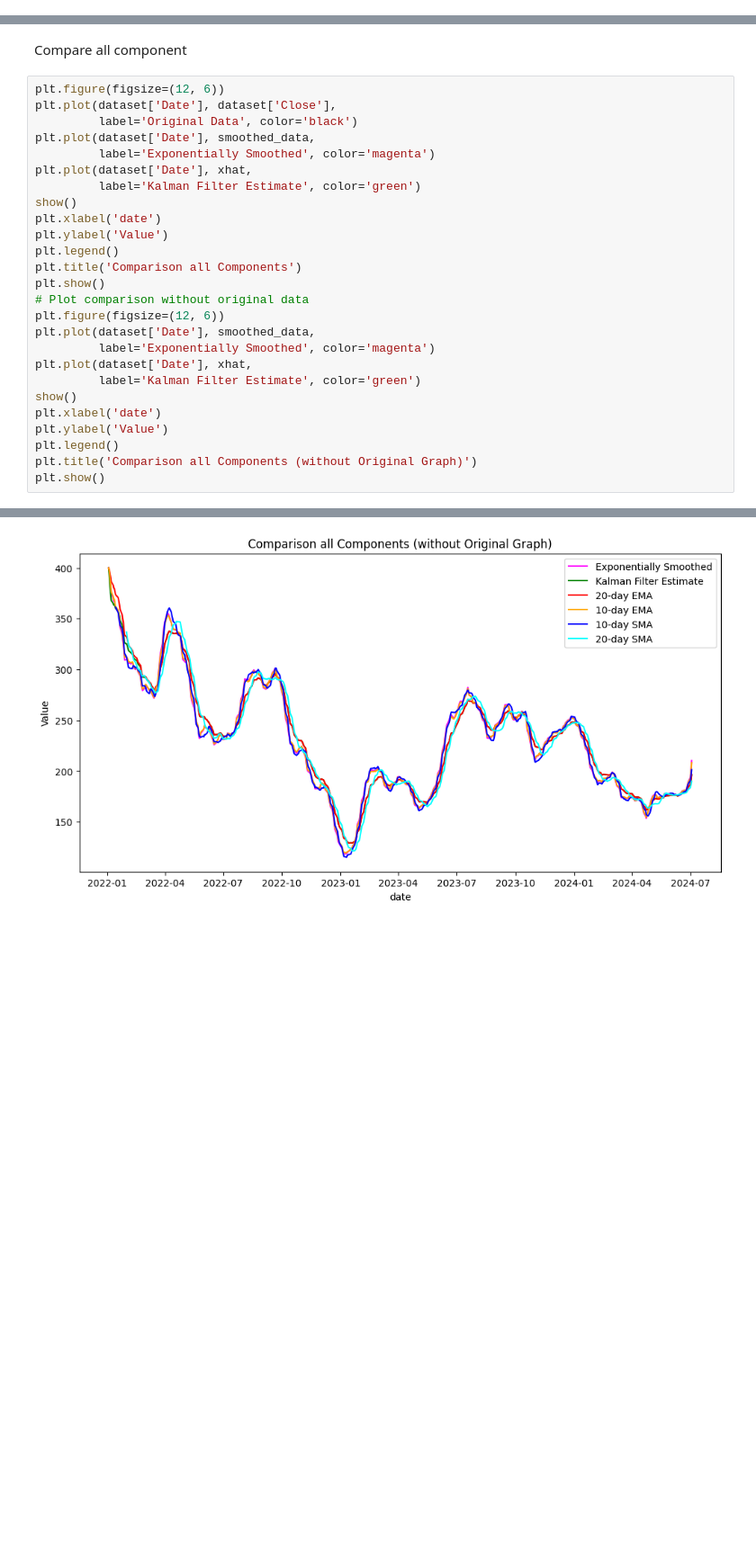
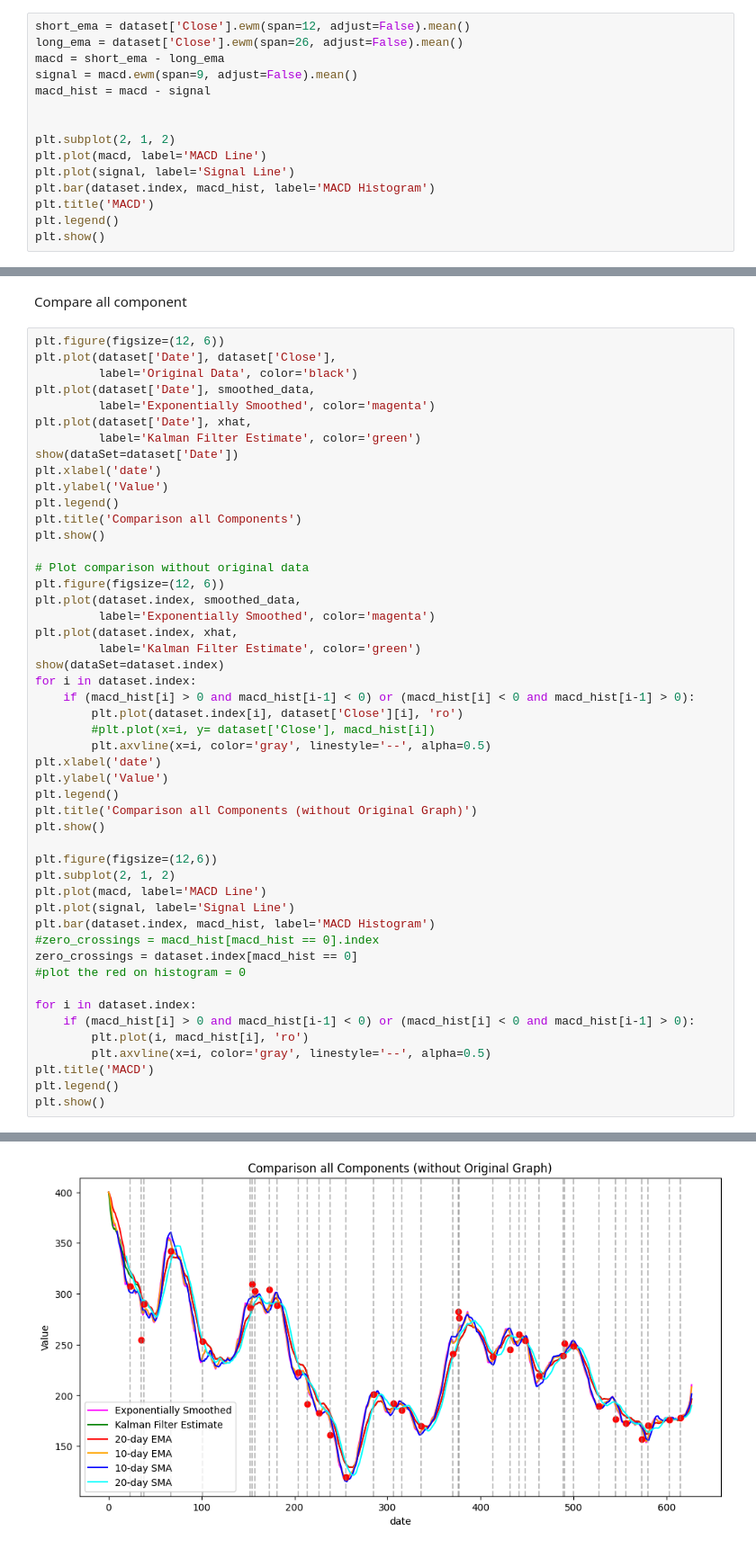
Before and after one commit to porchportal/stock-market-prediction-by--multi-Task-learning, a Jupyter notebook: VScodeML@2/data/Data&Normalize.ipynb, the cells around one changed output, grey strips where cells are left out. Shown: that part at 90% size. Cells and saved outputs as stored; diff of their text form; blank space fills up the shorter version.

Commit message:
update data MACD

```diff
--- a/VScodeML@2/data/Data&Normalize.ipynb
+++ b/VScodeML@2/data/Data&Normalize.ipynb
@@ -172,3 +165,18 @@ plt.title('Comparison of Denoising Techniques')
 plt.show()
 # %% [output]
 [figure]
+# %%
+short_ema = dataset['Close'].ewm(span=12, adjust=False).mean()
+long_ema = dataset['Close'].ewm(span=26, adjust=False).mean()
+macd = short_ema - long_ema
+signal = macd.ewm(span=9, adjust=False).mean()
+macd_hist = macd - signal
+
+
+plt.subplot(2, 1, 2)
+plt.plot(macd, label='MACD Line')
+plt.plot(signal, label='Signal Line')
+plt.bar(dataset.index, macd_hist, label='MACD Histogram')
+plt.title('MACD')
+plt.legend()
+plt.show()
@@ -177,29 +187,52 @@ Compare all component
 # %%
 plt.figure(figsize=(12, 6))
 plt.plot(dataset['Date'], dataset['Close'],
          label='Original Data', color='black')
 plt.plot(dataset['Date'], smoothed_data,
          label='Exponentially Smoothed', color='magenta')
 plt.plot(dataset['Date'], xhat,
          label='Kalman Filter Estimate', color='green')
-show()
+show(dataSet=dataset['Date'])
 plt.xlabel('date')
 plt.ylabel('Value')
 plt.legend()
 plt.title('Comparison all Components')
 plt.show()
+
 # Plot comparison without original data
 plt.figure(figsize=(12, 6))
-plt.plot(dataset['Date'], smoothed_data,
+plt.plot(dataset.index, smoothed_data,
          label='Exponentially Smoothed', color='magenta')
-plt.plot(dataset['Date'], xhat,
+plt.plot(dataset.index, xhat,
          label='Kalman Filter Estimate', color='green')
-show()
+show(dataSet=dataset.index)
+for i in dataset.index:
+    if (macd_hist[i] > 0 and macd_hist[i-1] < 0) or (macd_hist[i] < 0 and macd_hist[i-1] > 0):
+        plt.plot(dataset.index[i], dataset['Close'][i], 'ro')
+        #plt.plot(x=i, y= dataset['Close'], macd_hist[i])
+        plt.axvline(x=i, color='gray', linestyle='--', alpha=0.5)
 plt.xlabel('date')
 plt.ylabel('Value')
 plt.legend()
 plt.title('Comparison all Components (without Original Graph)')
 plt.show()
+
+plt.figure(figsize=(12,6))
+plt.subplot(2, 1, 2)
+plt.plot(macd, label='MACD Line')
+plt.plot(signal, label='Signal Line')
+plt.bar(dataset.index, macd_hist, label='MACD Histogram')
+#zero_crossings = macd_hist[macd_hist == 0].index
+zero_crossings = dataset.index[macd_hist == 0]
+#plot the red on histogram = 0
+
+for i in dataset.index:
+    if (macd_hist[i] > 0 and macd_hist[i-1] < 0) or (macd_hist[i] < 0 and macd_hist[i-1] > 0):
+        plt.plot(i, macd_hist[i], 'ro')
+        plt.axvline(x=i, color='gray', linestyle='--', alpha=0.5)
+plt.title('MACD')
+plt.legend()
+plt.show()
 # %% [output]
 [figure]
-[figure, old version]
+[figure, new version]
```
Also changed, not shown: parts of 3 cells of this notebook, 1 other file.
